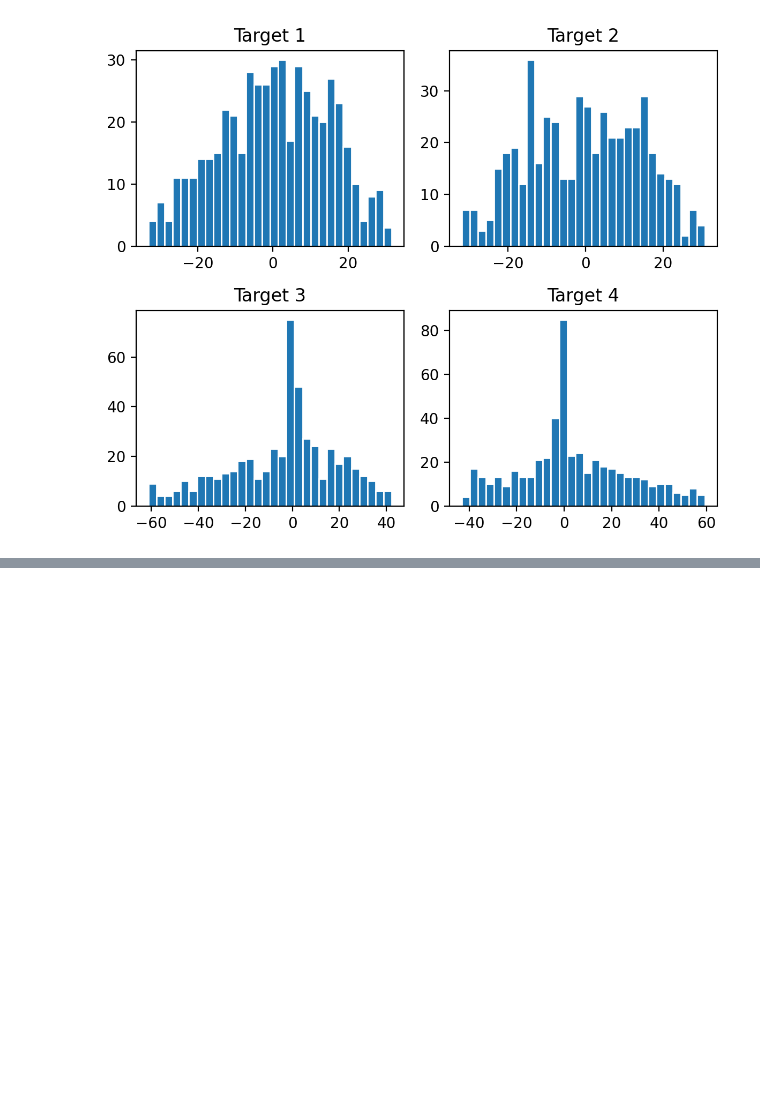
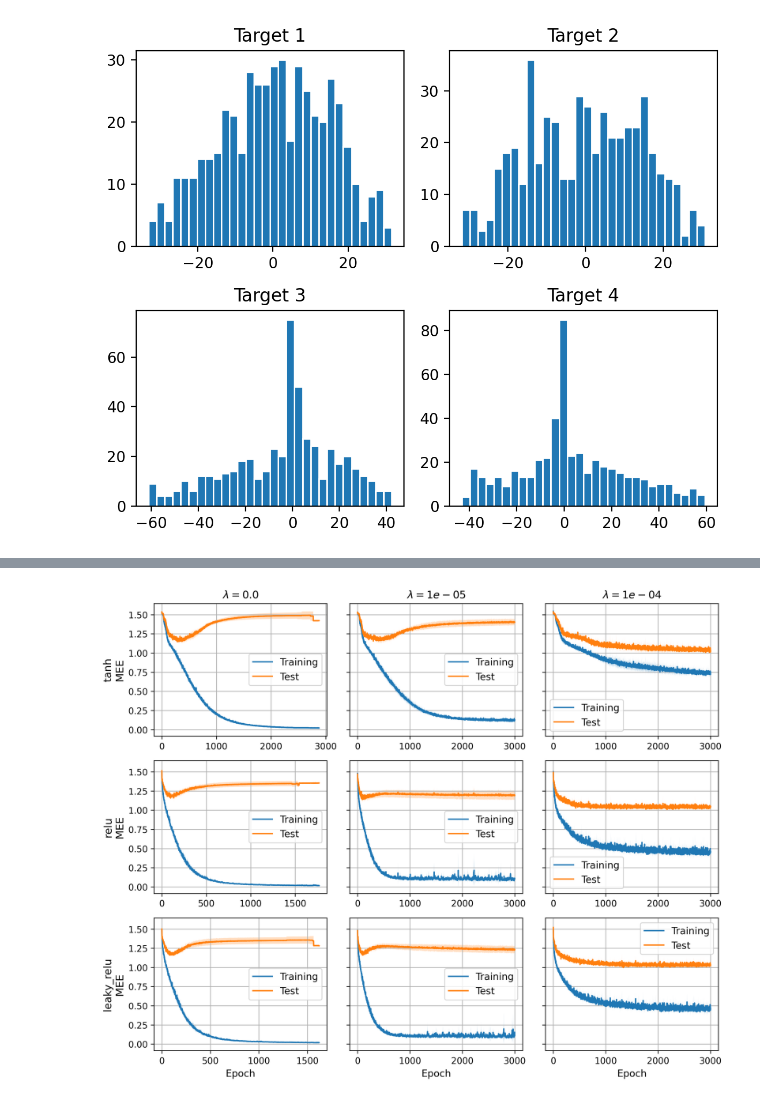
Before and after one commit to NicolaAnnu/NeuralNetwork-ML, a Jupyter notebook: notebooks/plots.ipynb, the cells around one changed output, grey strips where cells are left out. Saved outputs shown, nothing was run; the diff lists cells and outputs as text; code cells hidden in the pictures; blank space fills up the shorter version.

```diff
--- a/notebooks/plots.ipynb
+++ b/notebooks/plots.ipynb
@@ -191,0 +224,38 @@ plt.show()
+# %%
+fontsize = 11
+fig, axes = plt.subplots(3, 3, figsize=(10, 8), sharey=True, dpi=300)
+axes = axes.flatten()
+
+for i, ax in enumerate(axes):
+    with open(f"../results/curves/cup_0{i}.json", "r") as fp:
+        res = json.load(fp)
+
+        # ax.set_ylabel("MEE", fontsize=fontsize)
+        if i <= 2:
+            eta = res["parameters"]["lam"]
+            if eta == 0:
+                ax.set_title(rf"$\lambda = {eta}$", fontsize=fontsize + 1)
+            else:
+                ax.set_title(rf"$\lambda = {eta:.0e}$", fontsize=fontsize + 1)
+
+        # if i % 3 == 0:
+        #     bs = res["parameters"]["activation"]
+        #     ax.set_ylabel(f"{bs}\nMEE", fontsize=fontsize + 1)
+
+        plot_curve(ax, res["score_curves"], "Training")
+        plot_curve(ax, res["val_score_curves"], "Test")
+
+        if i >= 6:
+            ax.set_xlabel("Epoch", fontsize=fontsize)
+
+        ax.grid(True)
+        ax.legend(fontsize=fontsize)
+
+axes[0].set_ylabel("Tanh\nMEE", fontsize=fontsize + 1)
+axes[3].set_ylabel("ReLU\nMEE", fontsize=fontsize + 1)
+axes[6].set_ylabel("Leaky ReLU\nMEE", fontsize=fontsize + 1)
+plt.tight_layout()
+plt.savefig("images/cup_grid2.png", format="png", dpi=300)
+plt.show()
+# %% [output]
+[figure, added]
```
Also changed, not shown: parts of 1 cell of this notebook, 29 other files.
